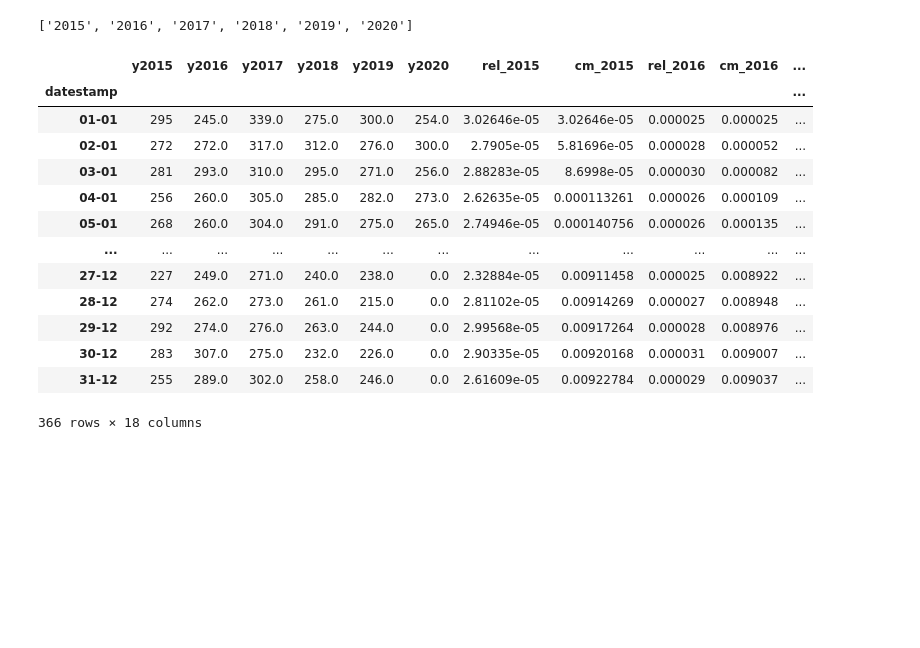
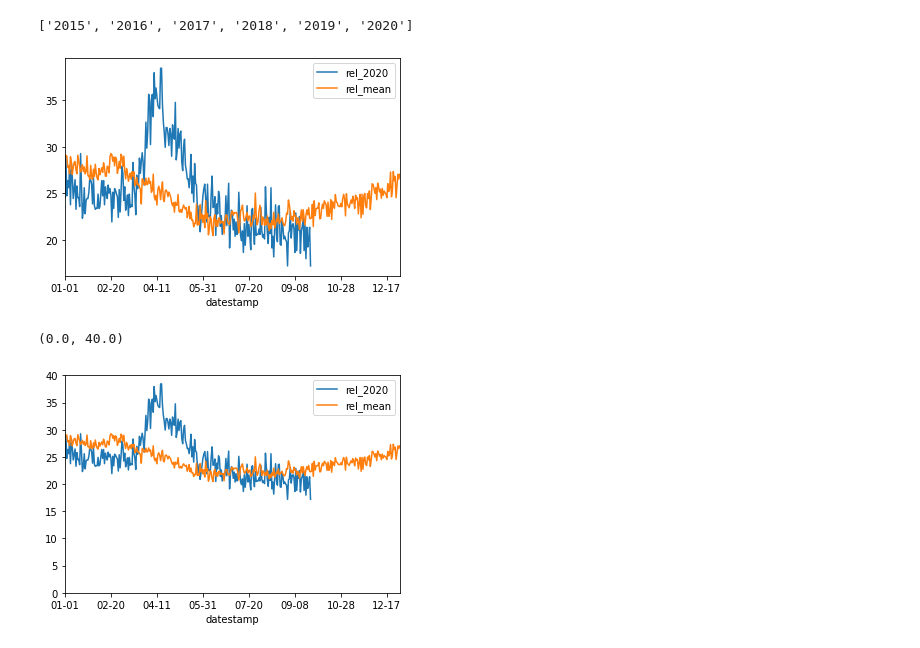
Before and after one commit to okulovsky/corona, a Jupyter notebook: Sweden.ipynb, the cells around one changed output. Drawn from its saved outputs; the diff is of its cells as text; code cells hidden in the pictures; blank space fills up the shorter version.

```diff
--- a/Sweden.ipynb
+++ b/Sweden.ipynb
@@ -35,31 +35,3 @@ years = [str(c) for c in range(2015,2021)]
 years
 # %% [output]
 ['2015', '2016', '2017', '2018', '2019', '2020']
-# %%
-cumulative = []
-relatives = []
-for y in years:
-    rl_name = 'rel_'+y
-    df[rl_name] = df['y'+y]/pop[y]
-    relatives.append(rl_name)
-
-    cm_name = 'cm_'+y
-    cumulative.append(cm_name)
-    df[cm_name] = df[rl_name].cumsum()
-
-df
-# %% [output]
-|  | y2015 | y2016 | y2017 | y2018 | y2019 | y2020 | rel_2015 | cm_2015 | rel_2016 | cm_2016 | ... |
-| datestamp |  |  |  |  |  |  |  |  |  |  | ... |
-| 01-01 | 295 | 245.0 | 339.0 | 275.0 | 300.0 | 254.0 | 3.02646e-05 | 3.02646e-05 | 0.000025 | 0.000025 | ... |
-| 02-01 | 272 | 272.0 | 317.0 | 312.0 | 276.0 | 300.0 | 2.7905e-05 | 5.81696e-05 | 0.000028 | 0.000052 | ... |
-| 03-01 | 281 | 293.0 | 310.0 | 295.0 | 271.0 | 256.0 | 2.88283e-05 | 8.6998e-05 | 0.000030 | 0.000082 | ... |
-| 04-01 | 256 | 260.0 | 305.0 | 285.0 | 282.0 | 273.0 | 2.62635e-05 | 0.000113261 | 0.000026 | 0.000109 | ... |
-| 05-01 | 268 | 260.0 | 304.0 | 291.0 | 275.0 | 265.0 | 2.74946e-05 | 0.000140756 | 0.000026 | 0.000135 | ... |
-| ... | ... | ... | ... | ... | ... | ... | ... | ... | ... | ... | ... |
-| 27-12 | 227 | 249.0 | 271.0 | 240.0 | 238.0 | 0.0 | 2.32884e-05 | 0.00911458 | 0.000025 | 0.008922 | ... |
-| 28-12 | 274 | 262.0 | 273.0 | 261.0 | 215.0 | 0.0 | 2.81102e-05 | 0.00914269 | 0.000027 | 0.008948 | ... |
-| 29-12 | 292 | 274.0 | 276.0 | 263.0 | 244.0 | 0.0 | 2.99568e-05 | 0.00917264 | 0.000028 | 0.008976 | ... |
-| 30-12 | 283 | 307.0 | 275.0 | 232.0 | 226.0 | 0.0 | 2.90335e-05 | 0.00920168 | 0.000031 | 0.009007 | ... |
-| 31-12 | 255 | 289.0 | 302.0 | 258.0 | 246.0 | 0.0 | 2.61609e-05 | 0.00922784 | 0.000029 | 0.009037 | ... |
-366 rows × 18 columns
@@ -66 +71,11 @@ df
+# %%
+ax = df[['rel_2020','rel_mean']].plot()
+# %% [output]
+[figure, added]
+# %%
+ax = df[['rel_2020','rel_mean']].plot()
+ax.set_ylim((0,40))
+# %% [output]
+(0.0, 40.0)
+[figure, added]
 # %%
```
Also changed, not shown: parts of 9 cells of this notebook, 2 other files.
